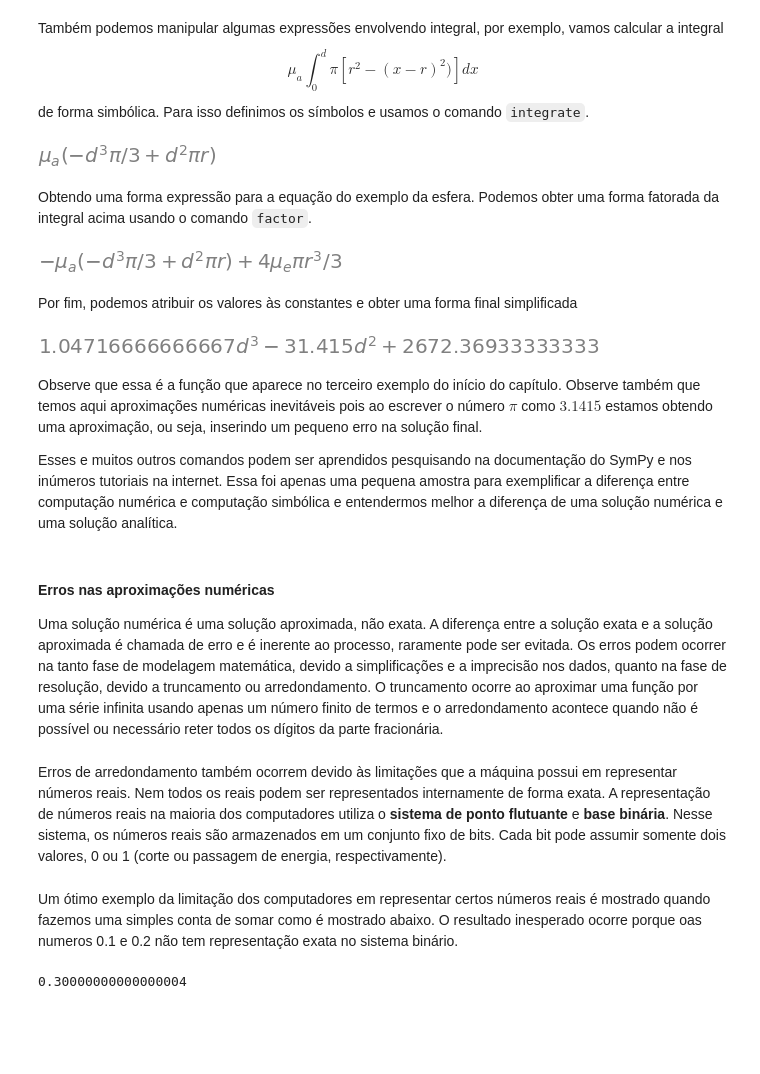
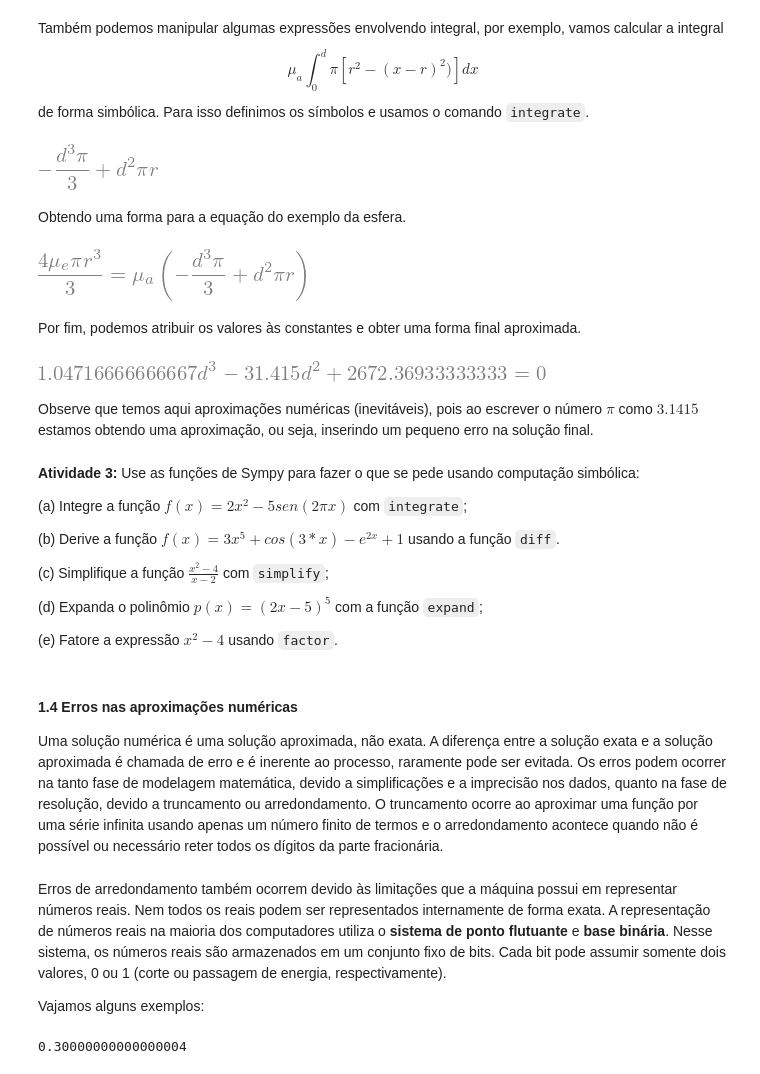
Before and after one commit to tiagoburiol/MatComp_I, a Jupyter notebook: 01_introducao_a_computacao_numerica_e_erros/01_introducao_a_computacao_numerica_e_erros.ipynb, the cells around one changed output. Drawn from its saved outputs; the diff is of its cells as text; code cells hidden in the pictures; blank space fills up the shorter version.

```diff
--- a/01_introducao_a_computacao_numerica_e_erros/01_introducao_a_computacao_numerica_e_erros.ipynb
+++ b/01_introducao_a_computacao_numerica_e_erros/01_introducao_a_computacao_numerica_e_erros.ipynb
@@ -149,39 +168,55 @@ Observe que a resposta é simbólica e não numérica.  Resposta fornecida é ex
 # %% [markdown]
 Também podemos manipular algumas expressões envolvendo integral, por exemplo, vamos calcular a integral $$\mu_a \int_0^d \pi \left[r^2-(x-r)^2) \right]dx$$ de forma simbólica. Para isso definimos os símbolos e usamos o comando `integrate`.
 # %%
-d,x,mua,mue,pi,r = symbols('d, x, mu_a, mu_e,pi,r')
-mua*integrate(pi*(r**2-(x-r)**2), (x,0,d))
+d,x,mua,mue,pi,r = sp.symbols('d, x, mu_a, mu_e,pi,r')
-# %% [output]
-[figure, removed]
+# %%
+integ = sp.integrate(pi*(r**2-(x-r)**2), (x,0,d))
+display(integ)
+# %% [output]
+[figure, added]
 # %% [markdown]
-Obtendo uma forma expressão para a equação do exemplo da esfera. Podemos obter uma forma fatorada da integral acima usando o comando `factor`.
+Obtendo uma forma para a equação do exemplo da esfera.
-# %%
-mue*((4*pi*r**3)/3)-mua*integrate(pi*(r**2-(x-r)**2), (x,0,d))
-# %% [output]
-[figure, removed]
+# %%
+eq = sp.Eq(mue*4*pi*r**3/3,mua*integ)
+display(eq)
+# %% [output]
+[figure, added]
 # %% [markdown]
-Por fim, podemos atribuir os valores às constantes e obter uma forma final simplificada
+Por fim, podemos atribuir os valores às constantes e obter uma forma final aproximada.
 # %%
 mue = 0.638
 mua = 1.000
 r = 10
 pi = 3.1415
 # %%
-mue*((4*pi*r**3)/3)-mua*integrate(pi*(r**2-(x-r)**2), (x,0,d))
+integ = sp.integrate(pi*(r**2-(x-r)**2), (x,0,d))
-# %% [output]
-[figure, removed]
+# %%
+sp.Eq(mue*((4*pi*r**3)/3)-mua*integ,0)
+# %% [output]
+[figure, added]
 # %% [markdown]
-Observe que essa é a função que aparece no terceiro exemplo do início do capítulo. Observe também que temos aqui aproximações numéricas inevitáveis pois ao escrever o número $\pi$ como $3.1415$ estamos obtendo uma aproximação, ou seja, inserindo um pequeno erro na solução final.
-
-Esses e muitos outros comandos podem ser aprendidos pesquisando na documentação do SymPy e nos inúmeros tutoriais na internet. Essa foi apenas uma pequena amostra para exemplificar a diferença entre computação numérica e computação simbólica e entendermos melhor a diferença de uma solução numérica e uma solução analítica.
+Observe que temos aqui aproximações numéricas (inevitáveis), pois ao escrever o número $\pi$ como $3.1415$ estamos obtendo uma aproximação, ou seja, inserindo um pequeno erro na solução final.
+# %% [markdown]
+**Atividade 3:** Use as funções de Sympy para fazer o que se pede usando computação simbólica:
+
+(a) Integre a função $f(x)= 2x^2-5sen(2\pi x)$ com `integrate`;
+
+(b) Derive a função $f(x) = 3x^5+cos(3*x)-e^{2x}+1$ usando a função `diff`.
+
+(c) Simplifique a função $\frac{x^2-4}{x-2}$
+com `simplify`;
+
+(d) Expanda o polinômio $p(x)=(2x-5)^5$ com a função `expand`;
+
+(e) Fatore a expressão $x^2 - 4$ usando `factor`.
 # %% [markdown]
-#### Erros nas aproximações numéricas
+#### 1.4 Erros nas aproximações numéricas
 
 Uma solução numérica é uma solução aproximada, não exata. A diferença entre a solução exata e a solução aproximada é chamada de erro e é inerente ao processo, raramente pode ser evitada. Os erros podem ocorrer na tanto fase de modelagem matemática, devido a simplificações e a imprecisão nos dados, quanto na fase de resolução, devido a truncamento ou arredondamento. O truncamento ocorre ao aproximar uma função por uma série infinita usando apenas um número finito de termos e o arredondamento acontece quando não é possível ou necessário reter todos os dígitos da parte fracionária.
 # %% [markdown]
 Erros de arredondamento também ocorrem devido às limitações que a máquina possui em representar números reais. Nem todos os reais podem ser representados internamente de forma exata. A representação de números reais na maioria dos computadores utiliza o **sistema de ponto flutuante** e **base binária**. Nesse sistema, os números reais são armazenados em um conjunto fixo de bits. Cada bit pode assumir somente dois valores, 0 ou 1 (corte ou passagem de energia, respectivamente).
+
+Vajamos alguns exemplos:
-# %% [markdown]
-Um ótimo exemplo da limitação dos computadores em representar certos números reais é mostrado quando fazemos uma simples conta de somar como é mostrado abaixo. O resultado inesperado ocorre porque oas numeros 0.1 e 0.2 não tem representação exata no sistema binário.
 # %%
 print(0.2 + 0.1)
 # %% [output]
```
Also changed, not shown: parts of 28 cells of this notebook.
